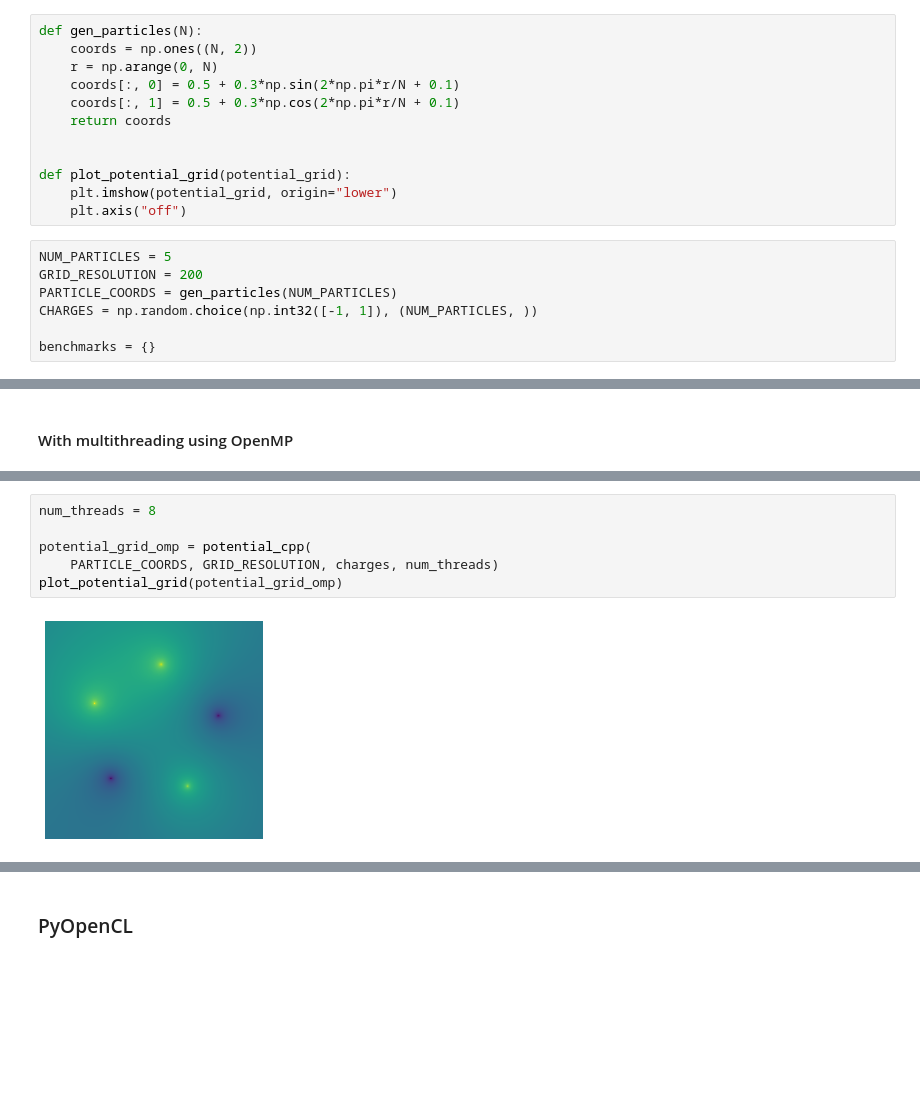
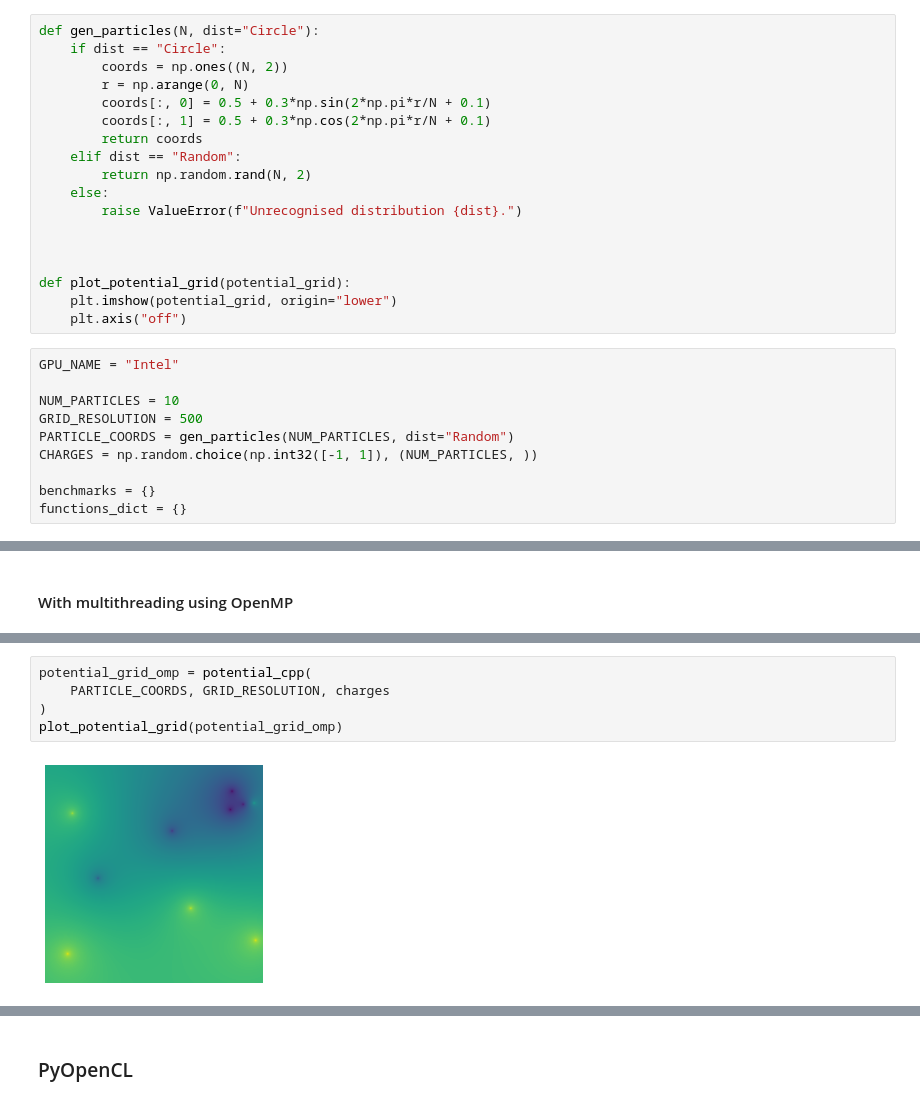
Before and after one commit to hsaunders1904/PyHPC, a Jupyter notebook: HPC.ipynb, the cells around one changed output, grey strips where cells are left out. Saved outputs shown, nothing was run; the diff lists cells and outputs as text; blank space fills up the shorter version.

```diff
--- a/HPC.ipynb
+++ b/HPC.ipynb
@@ -6,24 +6,33 @@
 import matplotlib.pyplot as plt
 import numpy as np
 # %%
-def gen_particles(N):
-    coords = np.ones((N, 2))
-    r = np.arange(0, N)
-    coords[:, 0] = 0.5 + 0.3*np.sin(2*np.pi*r/N + 0.1)
-    coords[:, 1] = 0.5 + 0.3*np.cos(2*np.pi*r/N + 0.1)
-    return coords
+def gen_particles(N, dist="Circle"):
+    if dist == "Circle":
+        coords = np.ones((N, 2))
+        r = np.arange(0, N)
+        coords[:, 0] = 0.5 + 0.3*np.sin(2*np.pi*r/N + 0.1)
+        coords[:, 1] = 0.5 + 0.3*np.cos(2*np.pi*r/N + 0.1)
+        return coords
+    elif dist == "Random":
+        return np.random.rand(N, 2)
+    else:
+        raise ValueError(f"Unrecognised distribution {dist}.")
+
 
 
 def plot_potential_grid(potential_grid):
     plt.imshow(potential_grid, origin="lower")
     plt.axis("off")
 # %%
-NUM_PARTICLES = 5
-GRID_RESOLUTION = 200
-PARTICLE_COORDS = gen_particles(NUM_PARTICLES)
+GPU_NAME = "Intel"
+
+NUM_PARTICLES = 10
+GRID_RESOLUTION = 500
+PARTICLE_COORDS = gen_particles(NUM_PARTICLES, dist="Random")
 CHARGES = np.random.choice(np.int32([-1, 1]), (NUM_PARTICLES, ))
 
 benchmarks = {}
+functions_dict = {}
 # %% [markdown]
 ### Python Loops
 # %%
@@ -224,9 +259,8 @@ benchmarks["cpp"] = %timeit -o potential_cpp(PARTICLE_COORDS, GRID_RESOLUTION, c
 # %%
-num_threads = 8
-
 potential_grid_omp = potential_cpp(
-    PARTICLE_COORDS, GRID_RESOLUTION, charges, num_threads)
+    PARTICLE_COORDS, GRID_RESOLUTION, charges
+)
 plot_potential_grid(potential_grid_omp)
 # %% [output]
-[figure, old version]
+[figure, new version]
 # %%
```
Also changed, not shown: parts of 28 cells of this notebook.
